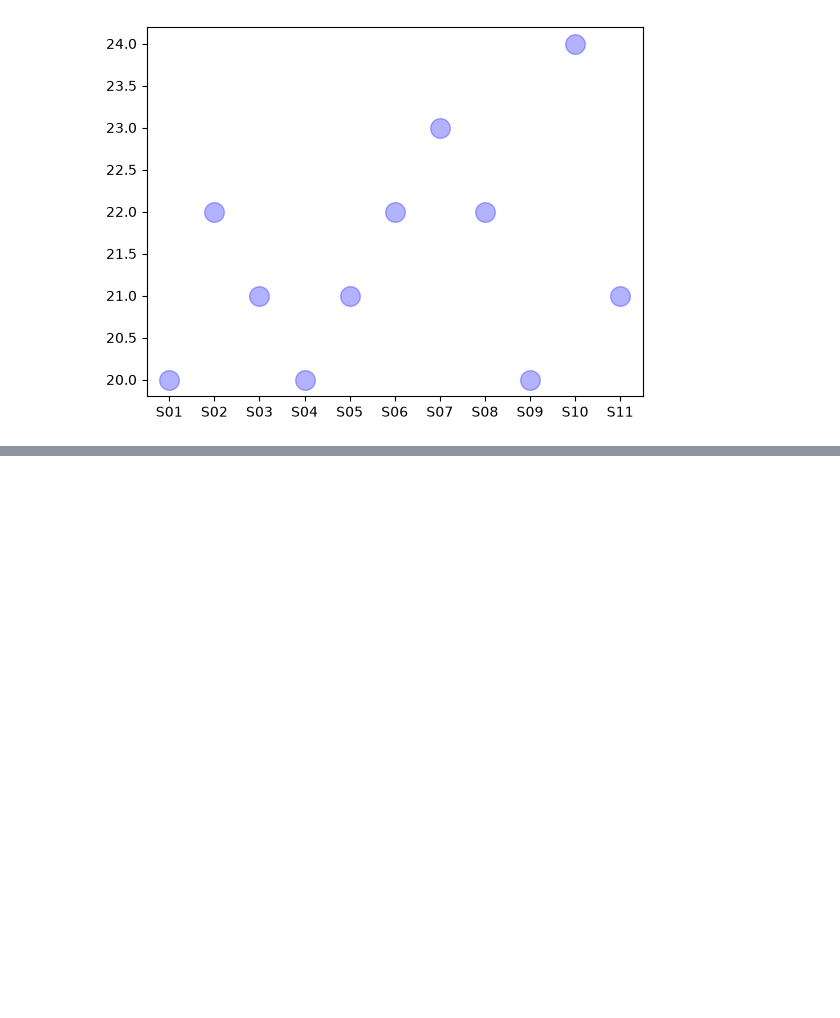
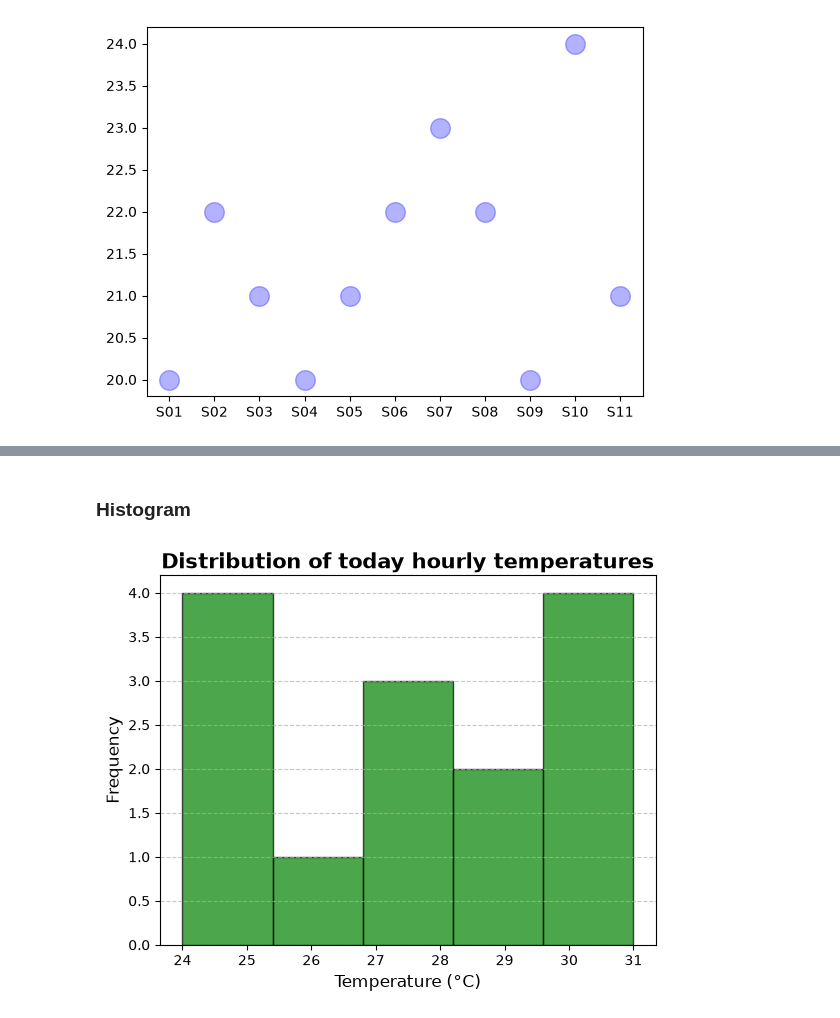
Before and after one commit to sagarhpoojary11/Placement-Training, a Jupyter notebook: Data visualization/chart1.ipynb, the cells around one changed output, grey strips where cells are left out. Cells and saved outputs as stored; diff of their text form; code cells hidden in the pictures; blank space fills up the shorter version.

```diff
--- a/Data visualization/chart1.ipynb
+++ b/Data visualization/chart1.ipynb
@@ -72,0 +95,12 @@ plt.show()
+# %% [markdown]
+### Histogram
+# %%
+temp_celsius=[28,29,30,31,31,30,29,28,27,26,25,24,24,24]
+plt.hist(temp_celsius,bins=5,color='green',alpha=0.7,edgecolor='black')
+plt.title('Distribution of today hourly temperatures',fontsize=15,fontweight='bold',pad=5)
+plt.xlabel('Temperature (°C)',fontsize=12)
+plt.ylabel('Frequency',fontsize=12)
+plt.grid(axis='y',linestyle='--',alpha=0.7)
+plt.show()
+# %% [output]
+[figure, added]
```
Also changed, not shown: parts of 7 cells of this notebook, 2 other files.
